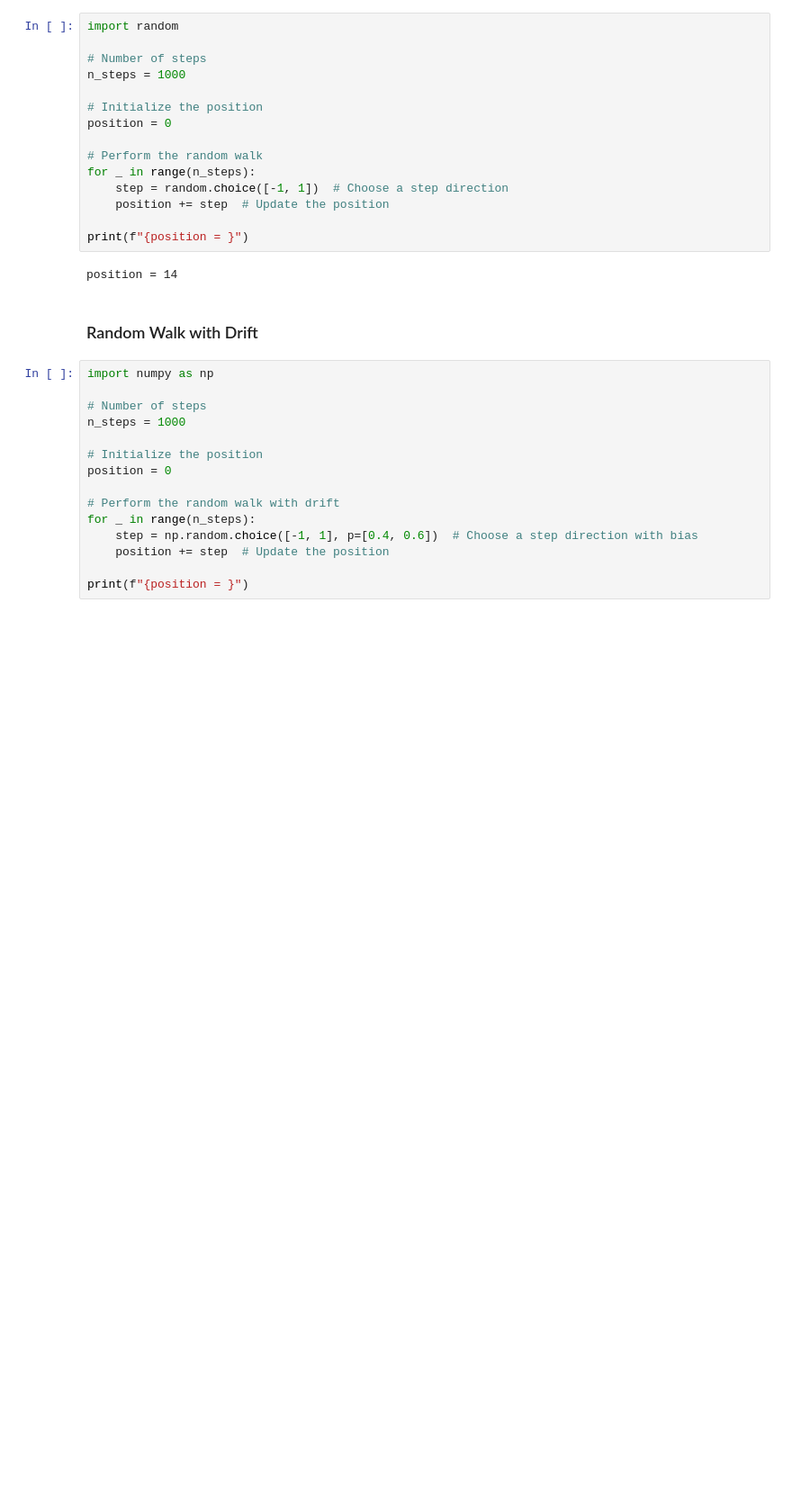
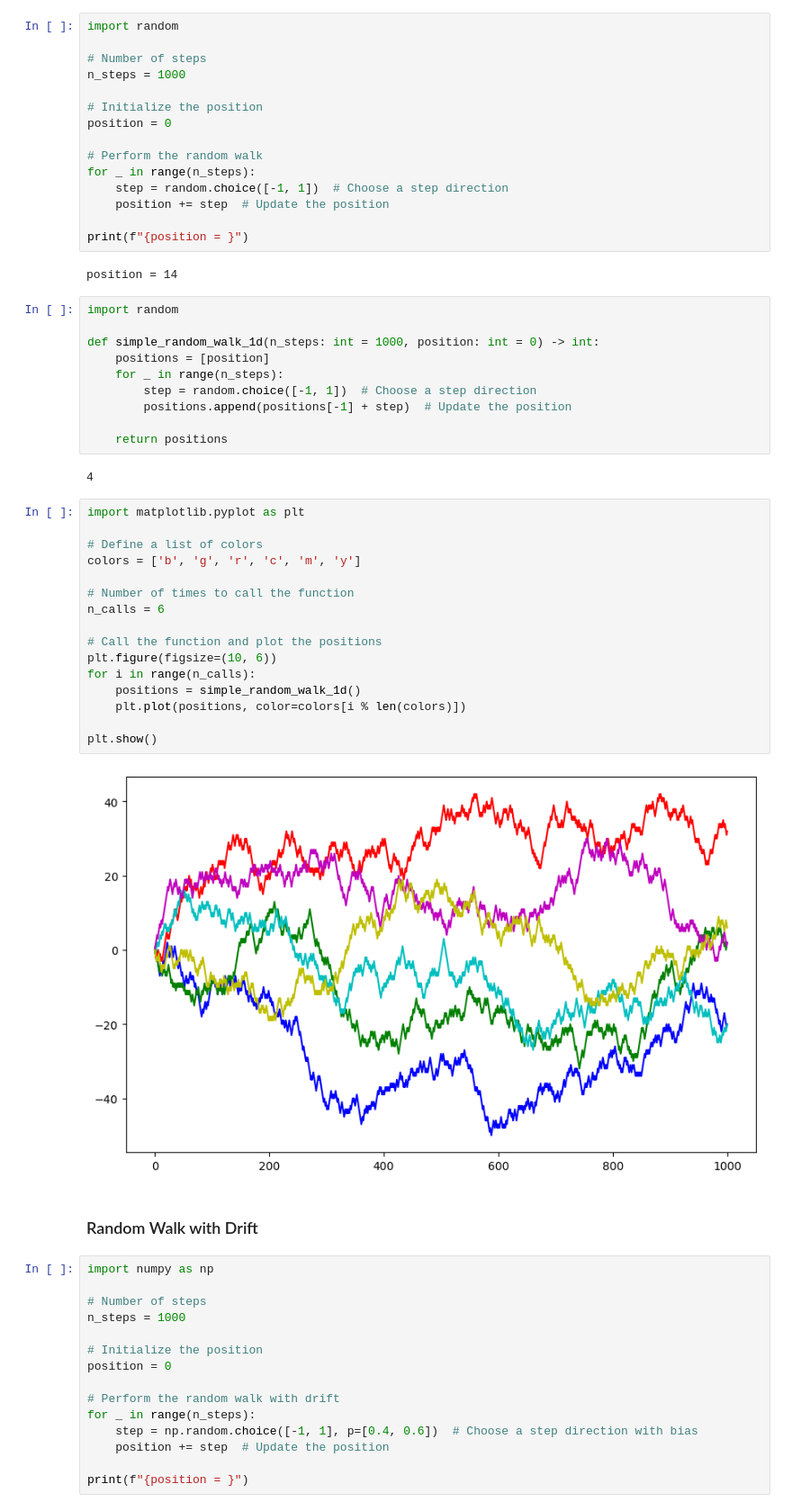
Before and after one commit to ashababnoor/code-bits, a Jupyter notebook: simulations/random-walk-simulation.ipynb, the cells around one changed output. Shown: that part at 90% size. Drawn from its saved outputs; the diff is of its cells as text; blank space fills up the shorter version.

Commit message:
feat: added simulation of 1d simple random walk comparing n walks in random walk sim notebook

```diff
--- a/simulations/random-walk-simulation.ipynb
+++ b/simulations/random-walk-simulation.ipynb
@@ -23,6 +23,36 @@ for _ in range(n_steps):
 print(f"{position = }")
 # %% [output]
 position = 14
+# %%
+import random
+
+def simple_random_walk_1d(n_steps: int = 1000, position: int = 0) -> int:
+    positions = [position]
+    for _ in range(n_steps):
+        step = random.choice([-1, 1])  # Choose a step direction
+        positions.append(positions[-1] + step)  # Update the position
+
+    return positions
+# %% [output]
+4
+# %%
+import matplotlib.pyplot as plt
+
+# Define a list of colors
+colors = ['b', 'g', 'r', 'c', 'm', 'y']
+
+# Number of times to call the function
+n_calls = 6
+
+# Call the function and plot the positions
+plt.figure(figsize=(10, 6))
+for i in range(n_calls):
+    positions = simple_random_walk_1d()
+    plt.plot(positions, color=colors[i % len(colors)])
+
+plt.show()
+# %% [output]
+[figure, added]
 # %% [markdown]
 ### Random Walk with Drift
 # %%
```
